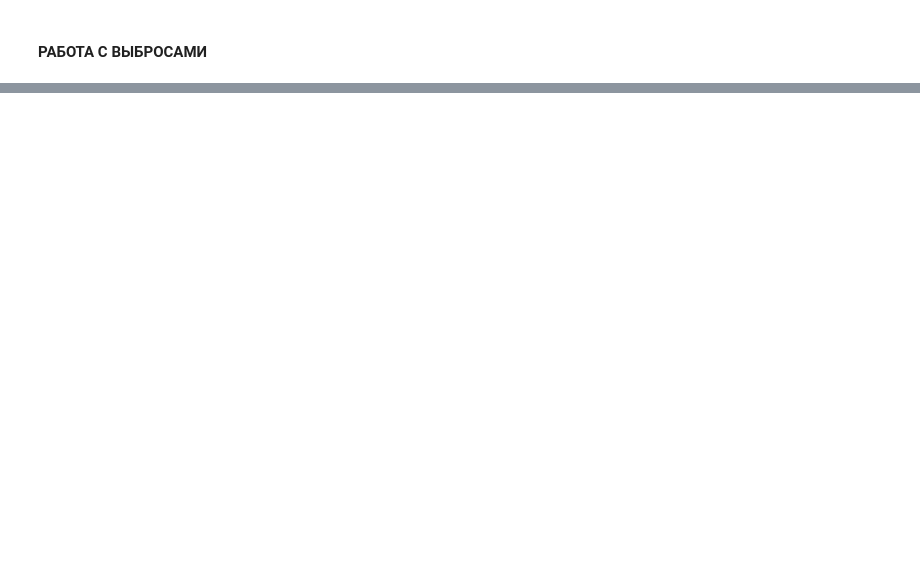
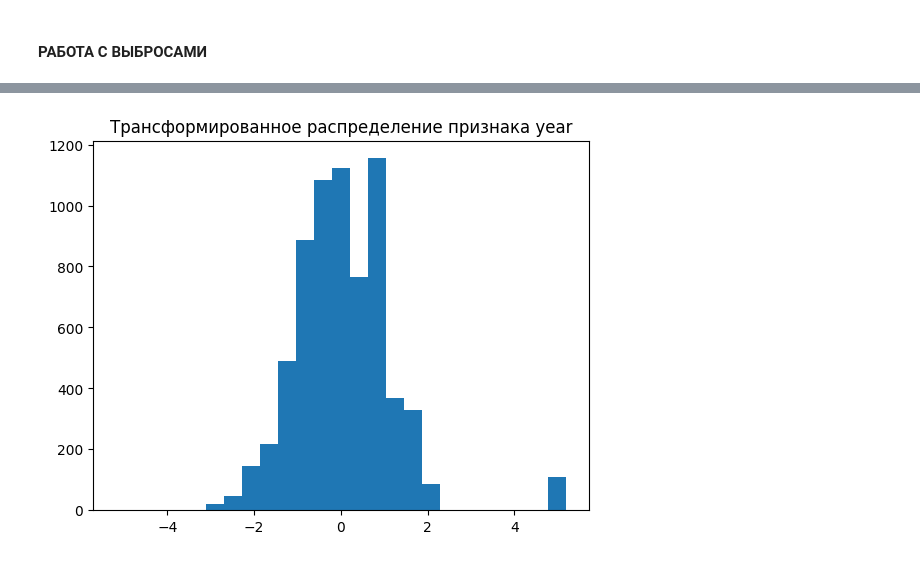
Before and after one commit to vadimkopytko/learning, a Jupyter notebook: SkillFactory/ML_6_Отбор_и_селекция_признаков/Theory.ipynb, the cells around one changed output, grey strips where cells are left out. Cells and saved outputs as stored; diff of their text form; code cells hidden in the pictures; blank space fills up the shorter version.

```diff
--- a/SkillFactory/ML_6_Отбор_и_селекция_признаков/Theory.ipynb
+++ b/SkillFactory/ML_6_Отбор_и_селекция_признаков/Theory.ipynb
@@ -262,0 +540,13 @@ Test R^2: 0.465
+# %%
+from sklearn.preprocessing import QuantileTransformer
+# Данный трансформер принимает на вход 2D-массив, поэтому нам надо изменить формат данных (поскольку мы подаём на вход только один столбец)
+data_for_transform = data['year'].values.reshape((len(data),1))
+
+quantile = QuantileTransformer(output_distribution='normal')
+data_transformed = quantile.fit_transform(data_for_transform)
+
+plt.hist(data_transformed, bins=25)
+plt.title('Трансформированное распределение признака year')
+plt.show()
+# %% [output]
+[figure, added]
```
Also changed, not shown: parts of 58 cells of this notebook, 3 other files.
